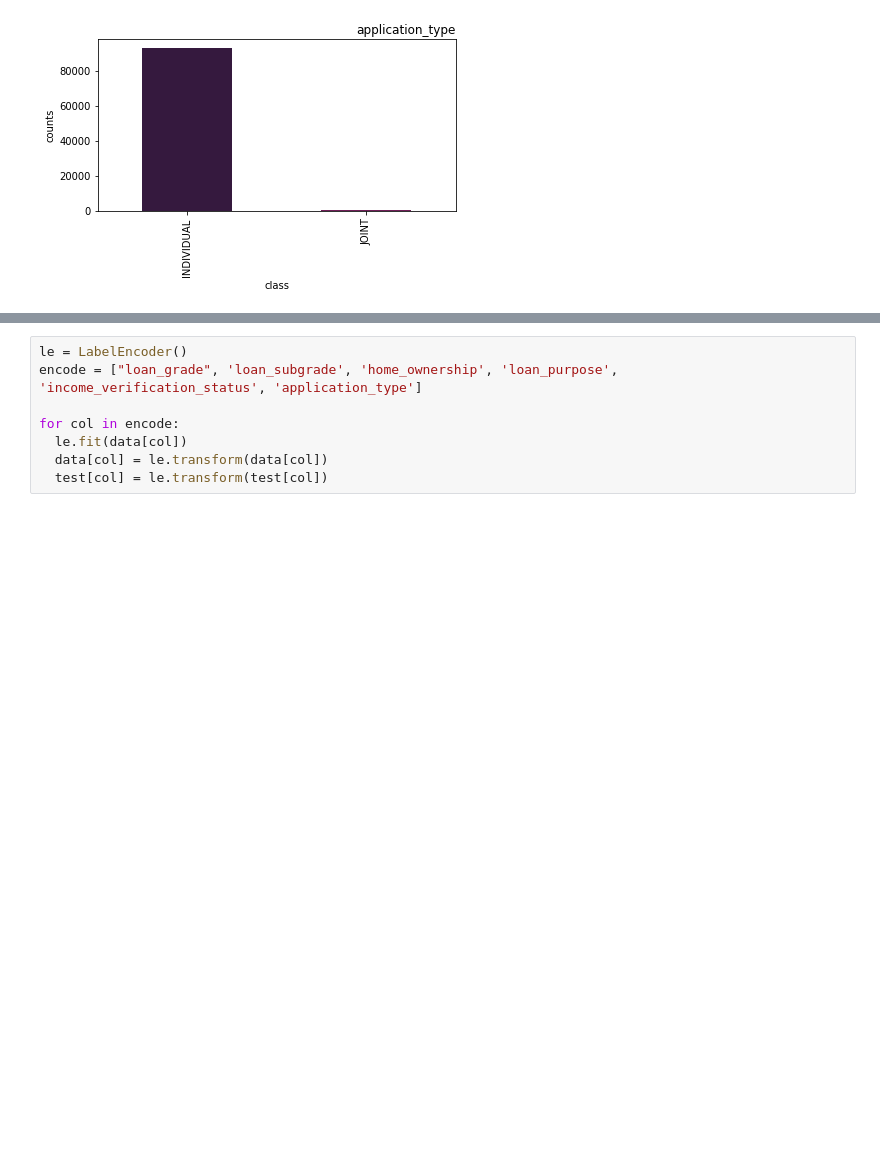
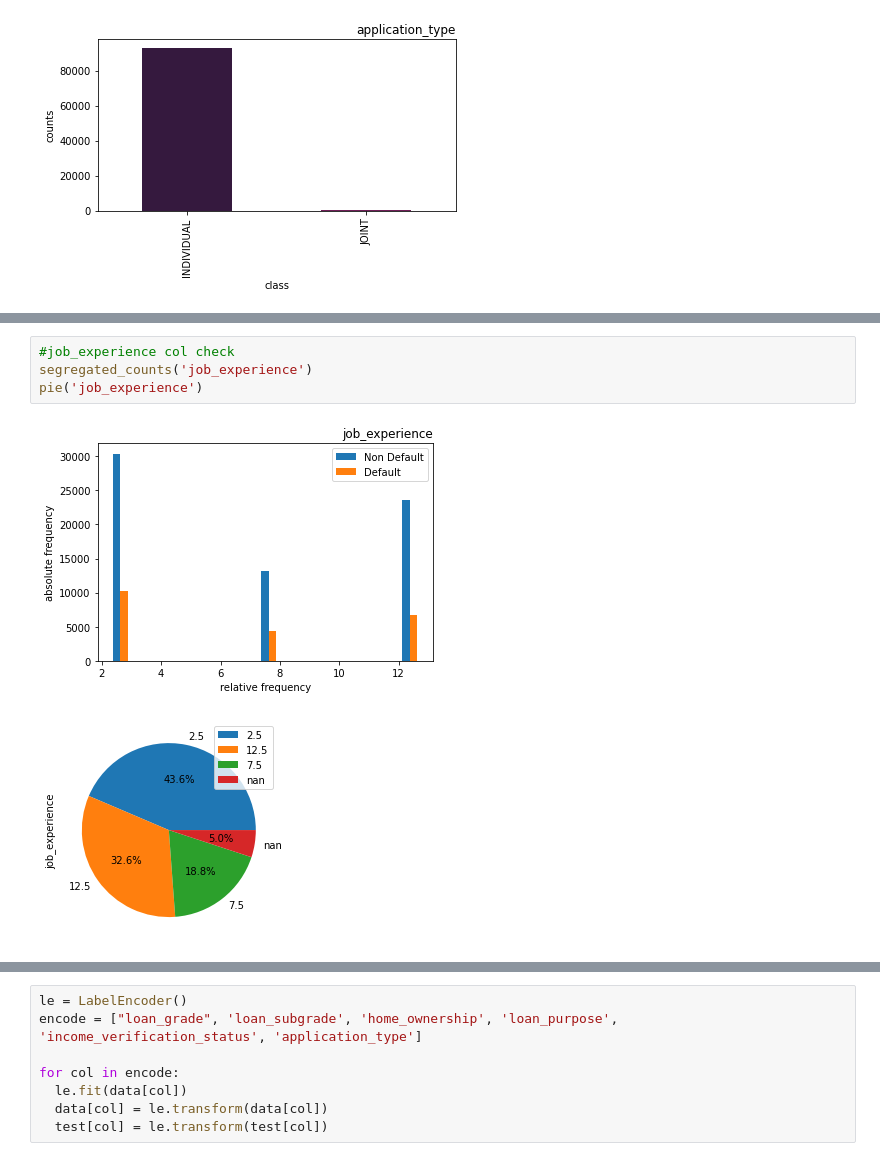
Before and after one commit to AbhayMudgal/PD_prediction, a Jupyter notebook: Default_Prediction.ipynb, the cells around one changed output, grey strips where cells are left out. Drawn from its saved outputs; the diff is of its cells as text; blank space fills up the shorter version.

```diff
--- a/Default_Prediction.ipynb
+++ b/Default_Prediction.ipynb
@@ -194,0 +298,7 @@ for col in data.select_dtypes(include = ['object']).columns:
+# %%
+#job_experience col check
+segregated_counts('job_experience')
+pie('job_experience')
+# %% [output]
+[figure, added]
+[figure, added]
```
Also changed, not shown: parts of 41 cells of this notebook.
